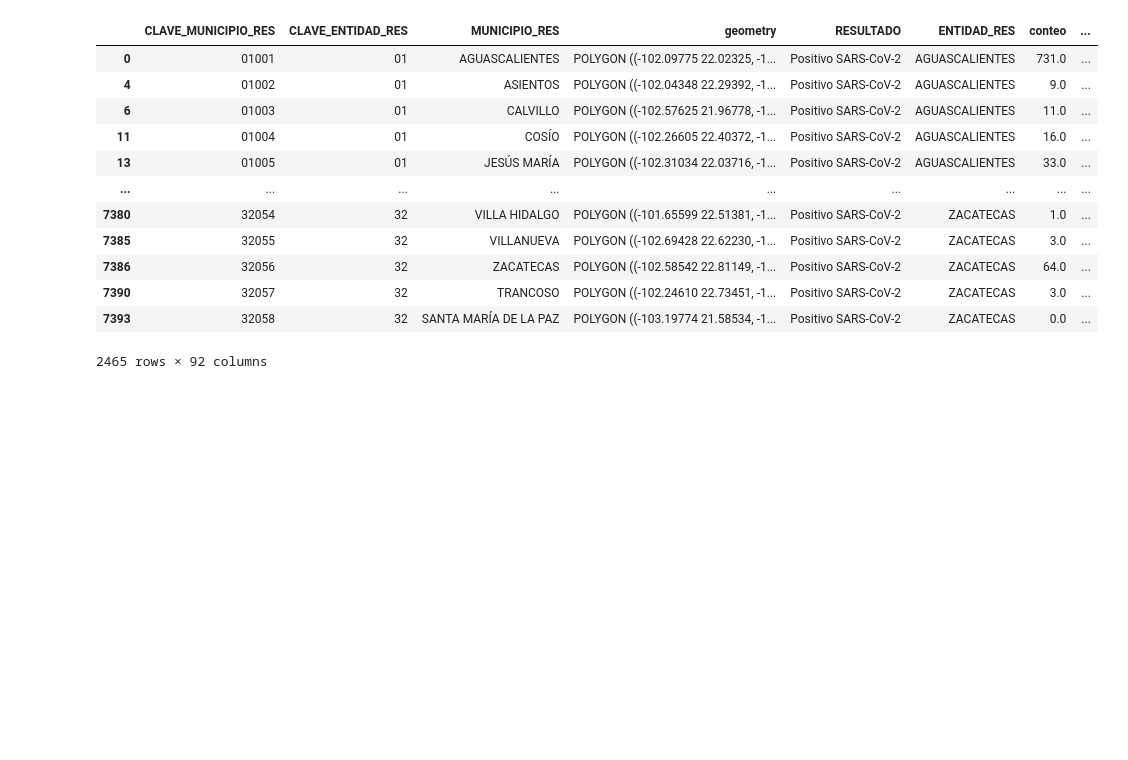
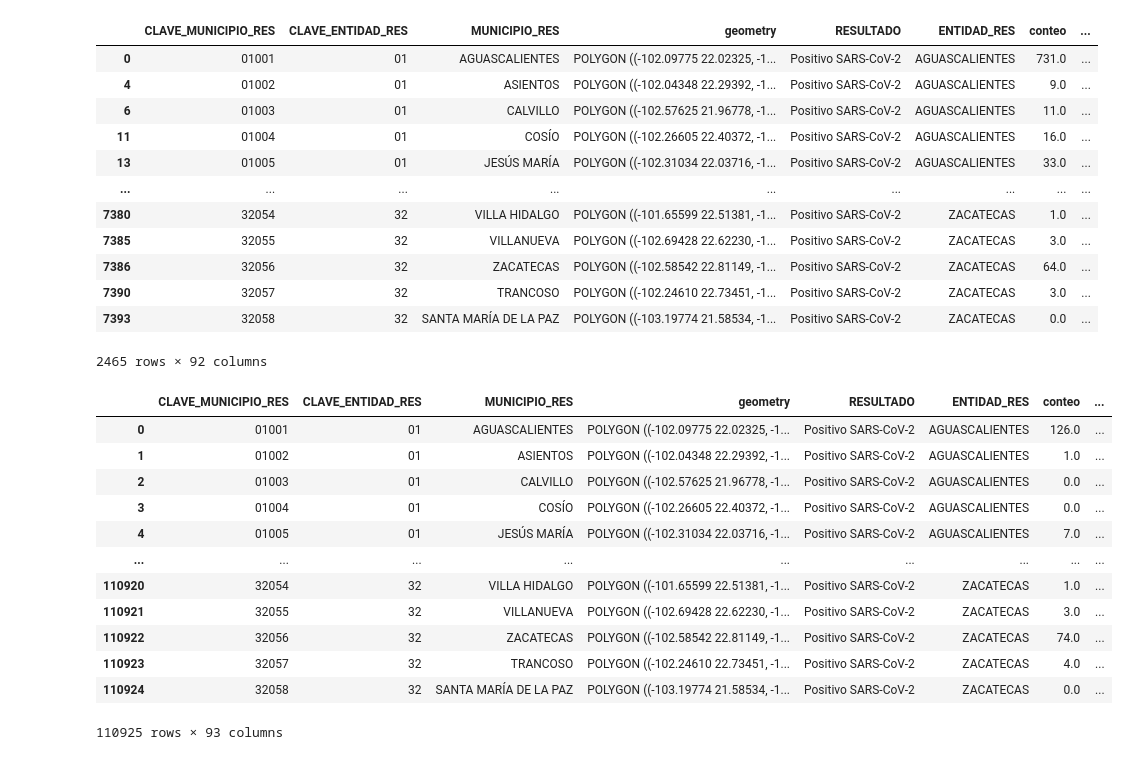
Before and after one commit to rausial/covid19_vulnerabilidad_mex, a Jupyter notebook: 01_vulnerabilidad.ipynb, the cells around one changed output. Drawn from its saved outputs; the diff is of its cells as text; code cells hidden in the pictures; blank space fills up the shorter version.

Commit message:
Formato series de tiempo, generacion de gif de mapas

```diff
--- a/01_vulnerabilidad.ipynb
+++ b/01_vulnerabilidad.ipynb
@@ -85,7 +89,7 @@ def agregar_conteo_pruebas(covid_municipal, solo_covid=True):
 # exports
 
 def agregar_tasas_municipales(casos_mun_df):
-    casos_mun_df['covid_confrimados_100k'] = 100000 * casos_mun_df['conteo'] / casos_mun_df['pob2020']
+    casos_mun_df['covid_confirmados_100k'] = 100000 * casos_mun_df['conteo'] / casos_mun_df['pob2020']
     casos_mun_df['covid_defun_100k'] = 100000 * casos_mun_df['defunciones'] / casos_mun_df['pob2020']
     casos_mun_df['tasa_covid_letal'] = 100 * casos_mun_df['defunciones'] / casos_mun_df['conteo']
 
@@ -273,0 +320,47 @@ evaluacion[evaluacion.i_PLS_1.notna()].plot(column='i_PLS_1', cmap='RdYlBu_r', s
+# %%
+# exports
+
+def calcular_periodo_vulnerabilidad(inicio, fin):
+    inicio = pd.to_datetime(inicio, yearfirst=True)
+    fin = pd.to_datetime(fin, yearfirst=True)
+
+    fechas = pd.date_range(inicio, fin)
+    resultados = []
+
+    asegura_archivos_covid_disponibles(fechas)
+
+    f = IntProgress(min=0, max=len(fechas) - 1) # instantiate the bar
+    display(f) # display the bar
+
+    for count, fecha in enumerate(fechas):
+        covid_municipal = tabla_covid_indicadores_municipales(fecha.strftime("%y%m%d"))
+        covid_municipal = agregar_tasas_municipales(covid_municipal)
+
+        caracteristicas = caracteristicas_modelos_municipios(covid_municipal)
+        pls = ajustar_pls_letalidad(covid_municipal, caracteristicas)
+        df = calificar_municipios_letalidad_formato_largo(covid_municipal, pls, caracteristicas,
+                                                    modelo='PLS', dia_ajuste=fecha.strftime("%y-%m-%d"))
+        resultados.append(df)
+        f.value = count
+
+    resultados_df = pd.concat(resultados, ignore_index=True)
+
+    return resultados_df
+# %%
+serie_vulnerabilidad = calcular_periodo_vulnerabilidad('20-04-24', '20-06-07')
+# %%
+serie_vulnerabilidad
+# %% [output]
+|  | CLAVE_MUNICIPIO_RES | CLAVE_ENTIDAD_RES | MUNICIPIO_RES | geometry | RESULTADO | ENTIDAD_RES | conteo | ... |
+| 0 | 01001 | 01 | AGUASCALIENTES | POLYGON ((-102.09775 22.02325, -1... | Positivo SARS-CoV-2 | AGUASCALIENTES | 126.0 | ... |
+| 1 | 01002 | 01 | ASIENTOS | POLYGON ((-102.04348 22.29392, -1... | Positivo SARS-CoV-2 | AGUASCALIENTES | 1.0 | ... |
+| 2 | 01003 | 01 | CALVILLO | POLYGON ((-102.57625 21.96778, -1... | Positivo SARS-CoV-2 | AGUASCALIENTES | 0.0 | ... |
+| 3 | 01004 | 01 | COSÍO | POLYGON ((-102.26605 22.40372, -1... | Positivo SARS-CoV-2 | AGUASCALIENTES | 0.0 | ... |
+| 4 | 01005 | 01 | JESÚS MARÍA | POLYGON ((-102.31034 22.03716, -1... | Positivo SARS-CoV-2 | AGUASCALIENTES | 7.0 | ... |
+| ... | ... | ... | ... | ... | ... | ... | ... | ... |
+| 110920 | 32054 | 32 | VILLA HIDALGO | POLYGON ((-101.65599 22.51381, -1... | Positivo SARS-CoV-2 | ZACATECAS | 1.0 | ... |
+| 110921 | 32055 | 32 | VILLANUEVA | POLYGON ((-102.69428 22.62230, -1... | Positivo SARS-CoV-2 | ZACATECAS | 3.0 | ... |
+| 110922 | 32056 | 32 | ZACATECAS | POLYGON ((-102.58542 22.81149, -1... | Positivo SARS-CoV-2 | ZACATECAS | 74.0 | ... |
+| 110923 | 32057 | 32 | TRANCOSO | POLYGON ((-102.24610 22.73451, -1... | Positivo SARS-CoV-2 | ZACATECAS | 4.0 | ... |
+| 110924 | 32058 | 32 | SANTA MARÍA DE LA PAZ | POLYGON ((-103.19774 21.58534, -1... | Positivo SARS-CoV-2 | ZACATECAS | 0.0 | ... |
+110925 rows × 93 columns
```
Also changed, not shown: parts of 9 cells of this notebook.
